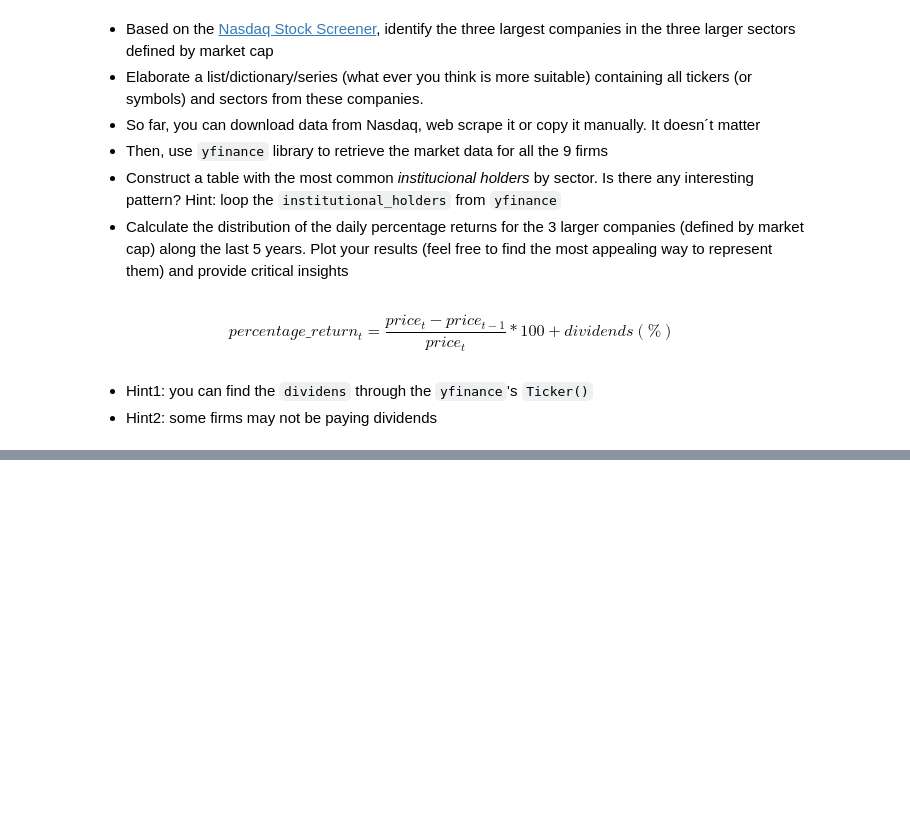
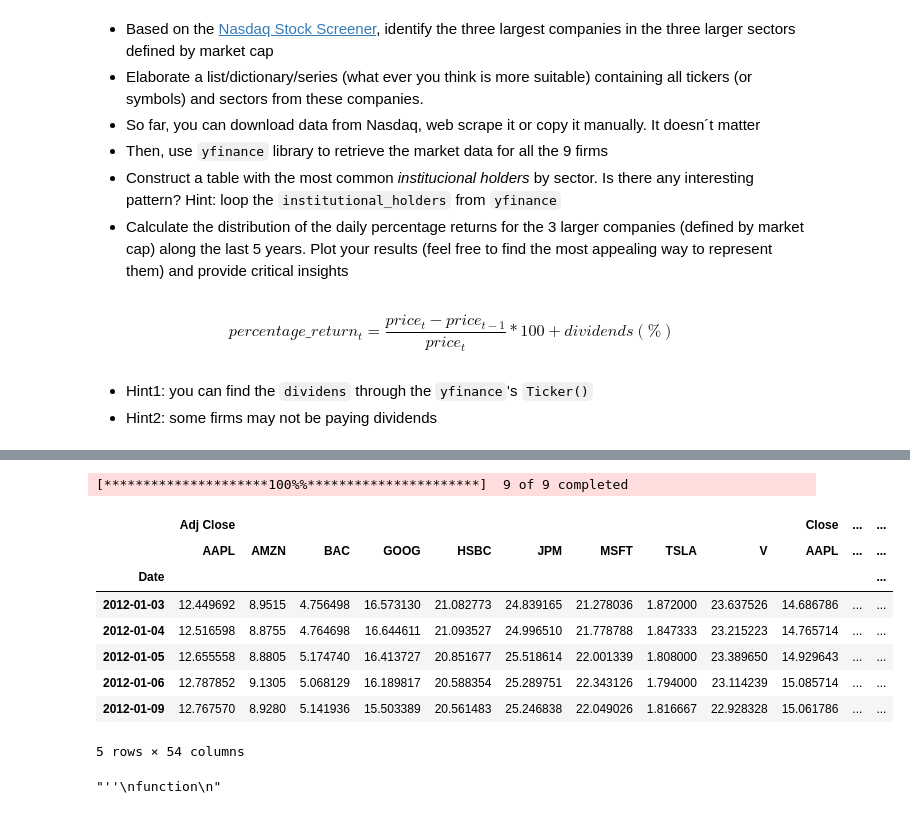
Before and after one commit to qlab-intro-python/tarea-4-quispe-dongo, a Jupyter notebook: tarea_4_plantilla.ipynb, the cells around one changed output, grey strips where cells are left out. Saved outputs shown, nothing was run; the diff lists cells and outputs as text; code cells hidden in the pictures; blank space fills up the shorter version.

```diff
--- a/tarea_4_plantilla.ipynb
+++ b/tarea_4_plantilla.ipynb
@@ -147,0 +224,27 @@ $$
+# %%
+firms = ['AAPL','MSFT', 'GOOG', 'AMZN', 'TSLA', 'V', 'HSBC', 'JPM', 'BAC']
+data = yf.download(firms, start="2012-01-01", end="2024-01-13")
+
+data.head()
+# %% [output]
+[*********************100%%**********************]  9 of 9 completed
+|  | Adj Close |  |  |  |  |  |  |  |  | Close | ... | ... |
+|  | AAPL | AMZN | BAC | GOOG | HSBC | JPM | MSFT | TSLA | V | AAPL | ... | ... |
+| Date |  |  |  |  |  |  |  |  |  |  |  | ... |
+| 2012-01-03 | 12.449692 | 8.9515 | 4.756498 | 16.573130 | 21.082773 | 24.839165 | 21.278036 | 1.872000 | 23.637526 | 14.686786 | ... | ... |
+| 2012-01-04 | 12.516598 | 8.8755 | 4.764698 | 16.644611 | 21.093527 | 24.996510 | 21.778788 | 1.847333 | 23.215223 | 14.765714 | ... | ... |
+| 2012-01-05 | 12.655558 | 8.8805 | 5.174740 | 16.413727 | 20.851677 | 25.518614 | 22.001339 | 1.808000 | 23.389650 | 14.929643 | ... | ... |
+| 2012-01-06 | 12.787852 | 9.1305 | 5.068129 | 16.189817 | 20.588354 | 25.289751 | 22.343126 | 1.794000 | 23.114239 | 15.085714 | ... | ... |
+| 2012-01-09 | 12.767570 | 8.9280 | 5.141936 | 15.503389 | 20.561483 | 25.246838 | 22.049026 | 1.816667 | 22.928328 | 15.061786 | ... | ... |
+5 rows × 54 columns
+# %%
+#Construct a table with the most common *institucional holders* by sector. Is there any interesting pattern? Hint: loop the `institutional_holders` from `yfinance`
+
+ih_table = []
+
+'''''''''''''''''''''''''''''
+function
+'''''''''''''''''''''''''''''
+for symbol, sector in firms
+# %% [output]
+"''\nfunction\n"
```
Also changed, not shown: parts of 10 cells of this notebook, 1 other file.
